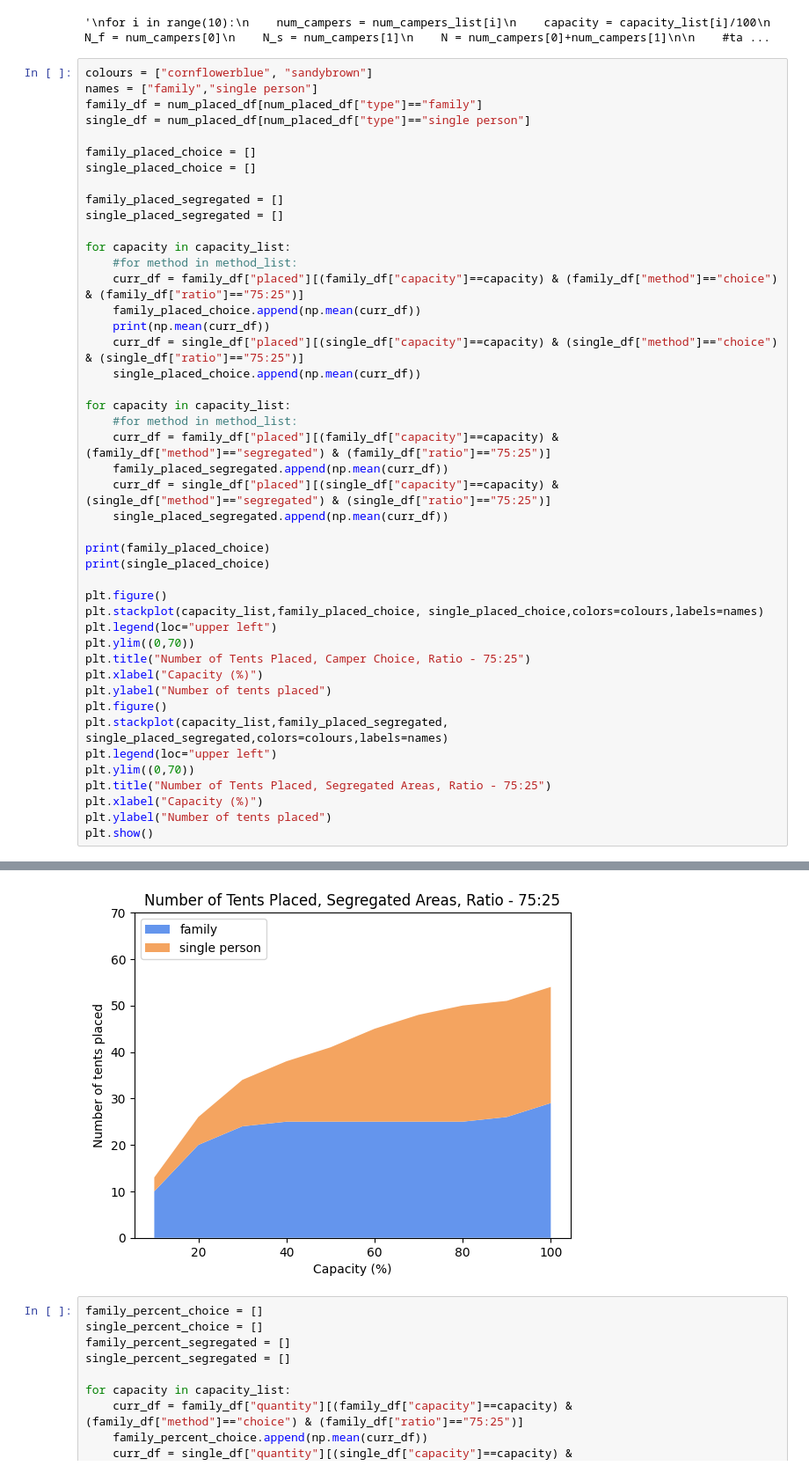
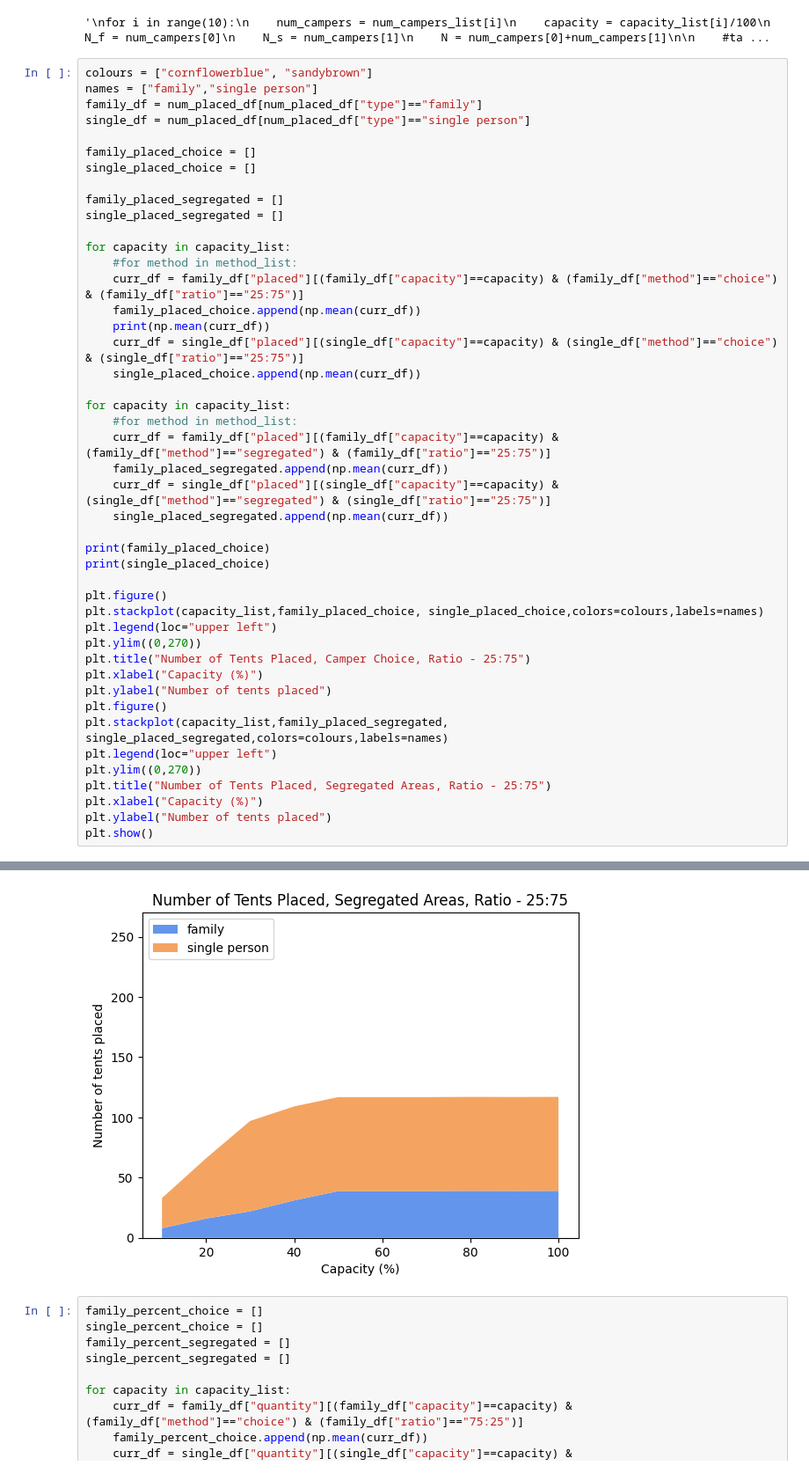
Before and after one commit to rjen99/camping-agents, a Jupyter notebook: plot_results_2.ipynb, the cells around one changed output, grey strips where cells are left out. Shown: that part at 88% size. Cells and saved outputs as stored; diff of their text form.

```diff
--- a/plot_results_2.ipynb
+++ b/plot_results_2.ipynb
@@ -142,17 +144,17 @@ single_placed_segregated = []
 
 for capacity in capacity_list:
     #for method in method_list:
-    curr_df = family_df["placed"][(family_df["capacity"]==capacity) & (family_df["method"]=="choice") & (family_df["ratio"]=="75:25")]
+    curr_df = family_df["placed"][(family_df["capacity"]==capacity) & (family_df["method"]=="choice") & (family_df["ratio"]=="25:75")]
     family_placed_choice.append(np.mean(curr_df))
     print(np.mean(curr_df))
-    curr_df = single_df["placed"][(single_df["capacity"]==capacity) & (single_df["method"]=="choice") & (single_df["ratio"]=="75:25")]
+    curr_df = single_df["placed"][(single_df["capacity"]==capacity) & (single_df["method"]=="choice") & (single_df["ratio"]=="25:75")]
     single_placed_choice.append(np.mean(curr_df))
 
 for capacity in capacity_list:
     #for method in method_list:
-    curr_df = family_df["placed"][(family_df["capacity"]==capacity) & (family_df["method"]=="segregated") & (family_df["ratio"]=="75:25")]
+    curr_df = family_df["placed"][(family_df["capacity"]==capacity) & (family_df["method"]=="segregated") & (family_df["ratio"]=="25:75")]
     family_placed_segregated.append(np.mean(curr_df))
-    curr_df = single_df["placed"][(single_df["capacity"]==capacity) & (single_df["method"]=="segregated") & (single_df["ratio"]=="75:25")]
+    curr_df = single_df["placed"][(single_df["capacity"]==capacity) & (single_df["method"]=="segregated") & (single_df["ratio"]=="25:75")]
     single_placed_segregated.append(np.mean(curr_df))
 
 print(family_placed_choice)
@@ -161,15 +163,15 @@ print(single_placed_choice)
 plt.figure()
 plt.stackplot(capacity_list,family_placed_choice, single_placed_choice,colors=colours,labels=names)
 plt.legend(loc="upper left")
-plt.ylim((0,70))
-plt.title("Number of Tents Placed, Camper Choice, Ratio - 75:25")
+plt.ylim((0,270))
+plt.title("Number of Tents Placed, Camper Choice, Ratio - 25:75")
 plt.xlabel("Capacity (%)")
 plt.ylabel("Number of tents placed")
 plt.figure()
 plt.stackplot(capacity_list,family_placed_segregated, single_placed_segregated,colors=colours,labels=names)
 plt.legend(loc="upper left")
-plt.ylim((0,70))
-plt.title("Number of Tents Placed, Segregated Areas, Ratio - 75:25")
+plt.ylim((0,270))
+plt.title("Number of Tents Placed, Segregated Areas, Ratio - 25:75")
 plt.xlabel("Capacity (%)")
 plt.ylabel("Number of tents placed")
 plt.show()
@@ -190,4 +192,4 @@ plt.show()
-[figure, old version]
+[figure, new version]
 # %%
 family_percent_choice = []
 single_percent_choice = []
```
Also changed, not shown: parts of 4 cells of this notebook, 1 other file.
